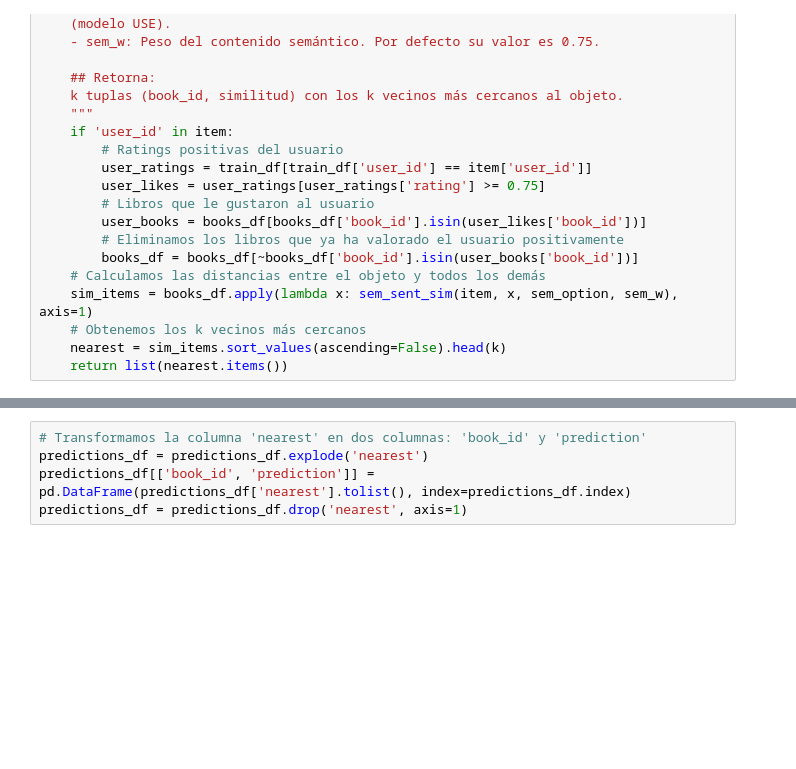
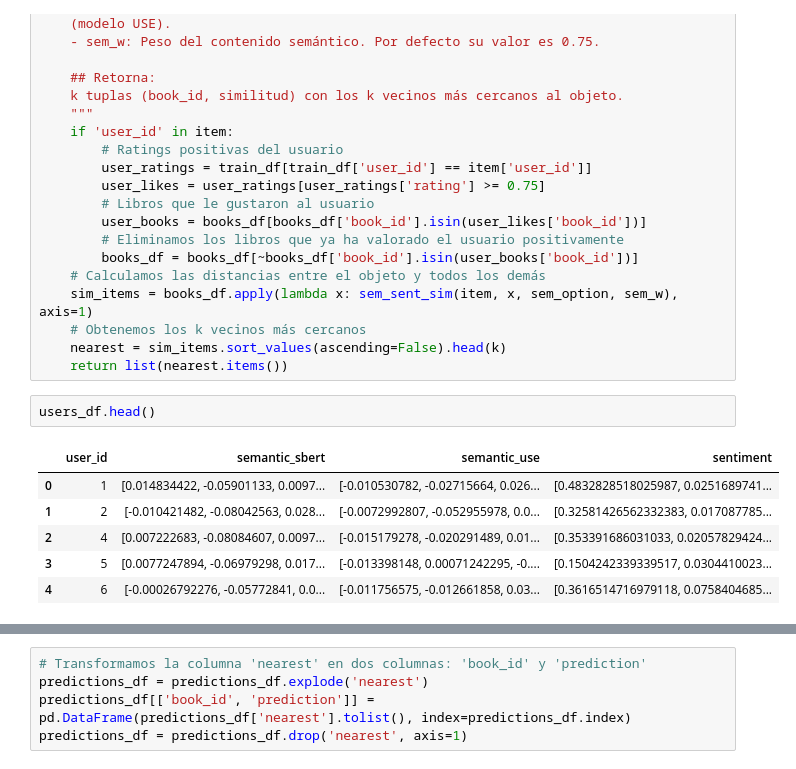
Before and after one commit to mrrodero/XBRecs, a Jupyter notebook: notebooks/models/ProxyRecommender.ipynb, the cells around one changed output, grey strips where cells are left out. Drawn from its saved outputs; the diff is of its cells as text; blank space fills up the shorter version.

```diff
--- a/notebooks/models/ProxyRecommender.ipynb
+++ b/notebooks/models/ProxyRecommender.ipynb
@@ -243,5 +248,14 @@ def k_nearest(item, train_df: pd.DataFrame, books_df: pd.DataFrame, k=10, sem_op
     # Obtenemos los k vecinos más cercanos
     nearest = sim_items.sort_values(ascending=False).head(k)
     return list(nearest.items())
+# %%
+users_df.head()
+# %% [output]
+|  | user_id | semantic_sbert | semantic_use | sentiment |
+| 0 | 1 | [0.014834422, -0.05901133, 0.0097... | [-0.010530782, -0.02715664, 0.026... | [0.4832828518025987, 0.0251689741... |
+| 1 | 2 | [-0.010421482, -0.08042563, 0.028... | [-0.0072992807, -0.052955978, 0.0... | [0.32581426562332383, 0.017087785... |
+| 2 | 4 | [0.007222683, -0.08084607, 0.0097... | [-0.015179278, -0.020291489, 0.01... | [0.353391686031033, 0.02057829424... |
+| 3 | 5 | [0.0077247894, -0.06979298, 0.017... | [-0.013398148, 0.00071242295, -0.... | [0.1504242339339517, 0.0304410023... |
+| 4 | 6 | [-0.00026792276, -0.05772841, 0.0... | [-0.011756575, -0.012661858, 0.03... | [0.3616514716979118, 0.0758404685... |
 # %%
 # Ejemplo de obtención de los 10 libros más cercanos a un usuario (ID 1)
```
Also changed, not shown: parts of 39 cells of this notebook, 37 other files.
